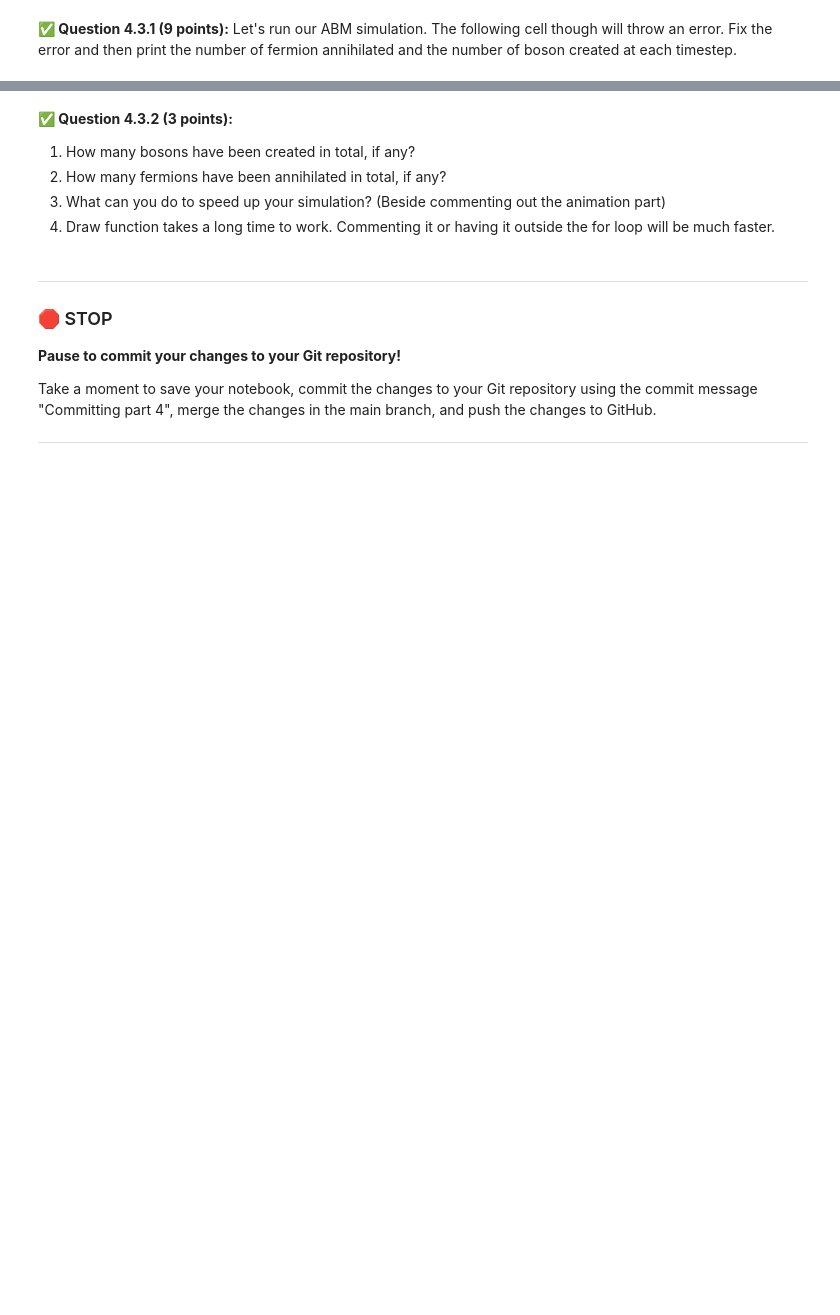
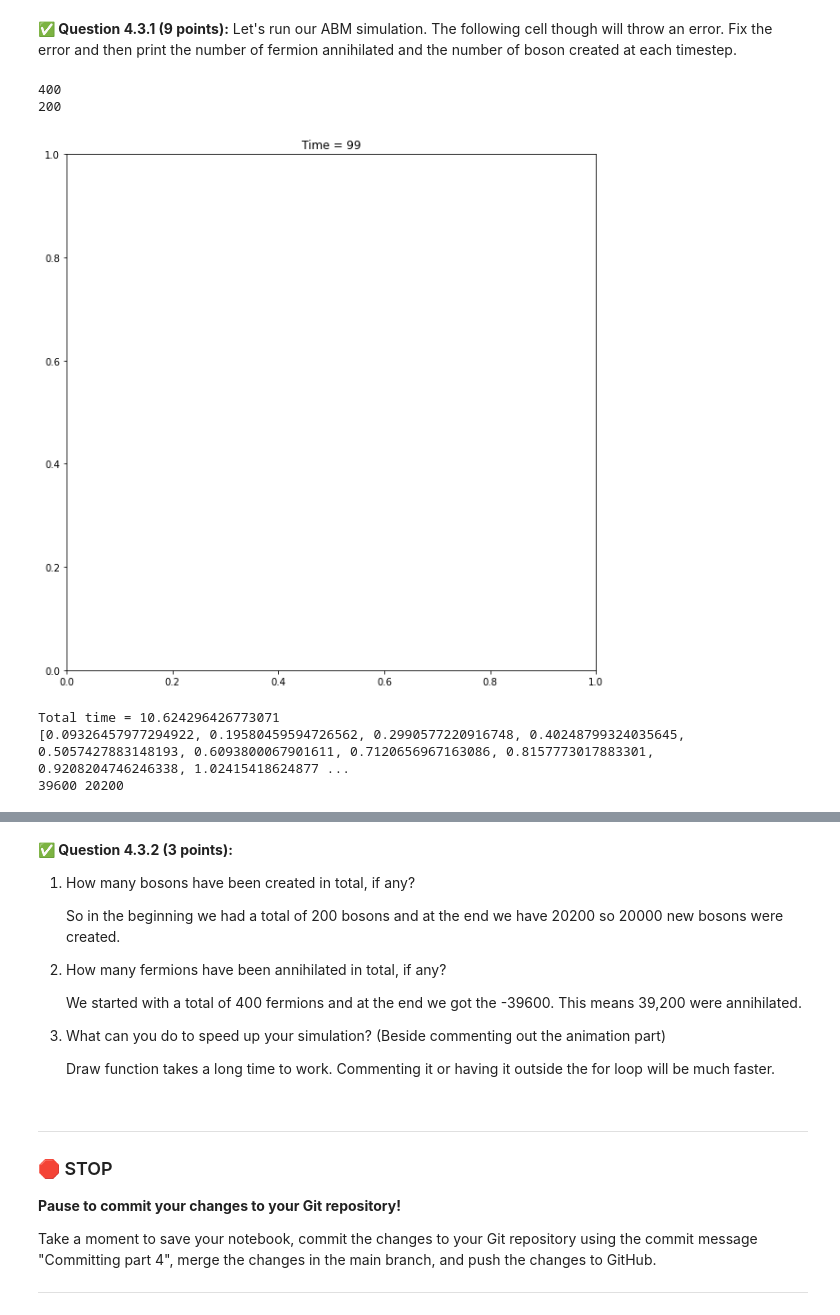
Before and after one commit to Rajmeet/cmse202-s22-turnin, a Jupyter notebook: hw-02/HW-02_PandasReviewAndPythonObjectsAndABM-STUDENT.ipynb, the cells around one changed output, grey strips where cells are left out. Drawn from its saved outputs; the diff is of its cells as text; code cells hidden in the pictures; blank space fills up the shorter version.

```diff
--- a/hw-02/HW-02_PandasReviewAndPythonObjectsAndABM-STUDENT.ipynb
+++ b/hw-02/HW-02_PandasReviewAndPythonObjectsAndABM-STUDENT.ipynb
@@ -632,36 +648,44 @@ my_uni.draw()
 # %% [markdown]
 **&#9989; Question 4.3.1 (9 points):**  Let's run our ABM simulation. The following cell though will throw an error. Fix the error and then print the number of fermion annihilated and the number of boson created at each timestep.
+# %%
+print(len(my_uni.fermions))
+print(len(my_uni.bosons))
+# %% [output]
+400
+200
 # %%
 fig, ax = plt.subplots(figsize = (10,10))
 
 start = time.time()
 times = []
 
-total_fermion_count = 0
-total_boston_count = 0
 init_fermions = len(my_uni.fermions)
-init_boston = len(my_uni.bosons)
-
+init_bosons = len(my_uni.bosons)
 
 for i in range(100):
 
     # RUN YOUR ABM
     my_uni.evolve()
 
     for _ in my_uni.fermions:
         init_fermions -= 1
     for _ in my_uni.bosons:
-        init_boston  += 1
+        init_bosons  += 1
 
     # Animation part: Comment this part if you want it to go faster
     plt.title(f"Time = {i}")
     clear_output(wait=True) # Clear output for dynamic display
     display(fig)            # Reset display
     fig.clear()             # Prevent overlapping and layered plots
 
     end = time.time()
     times.append(end-start)
 my_uni.draw()
 print("Total time =", end-start)
 print(times)
-print(init_fermions, init_boston)
+print(abs(init_fermions), init_bosons)
+# %% [output]
+[figure, added]
+Total time = 10.624296426773071
+[0.09326457977294922, 0.19580459594726562, 0.2990577220916748, 0.40248799324035645, 0.5057427883148193, 0.6093800067901611, 0.7120656967163086, 0.8157773017883301, 0.9208204746246338, 1.02415418624877 ...
+39600 20200
@@ -668,9 +693,20 @@ print(init_fermions, init_boston)
 # %% [markdown]
 **&#9989; Question 4.3.2 (3 points):**
 1. How many bosons have been created in total, if any?
+
+    So in the beginning we had a total of 200 bosons and at the end we have 20200 so 20000 new bosons were created.
+
+
+
 2. How many fermions have been annihilated in total, if any?
+
+    We started with a total of 400 fermions and at the end we got the -39600. This means 39,200 were annihilated.
+
+
+
 3. What can you do to speed up your simulation? (Beside commenting out the animation part)
-3. Draw function takes a long time to work. Commenting it or having it outside the for loop will be much faster.
+
+    Draw function takes a long time to work. Commenting it or having it outside the for loop will be much faster.
 # %% [markdown]
 ---
 ### &#128721; STOP
```
Also changed, not shown: parts of 6 cells of this notebook, 2 other files.
